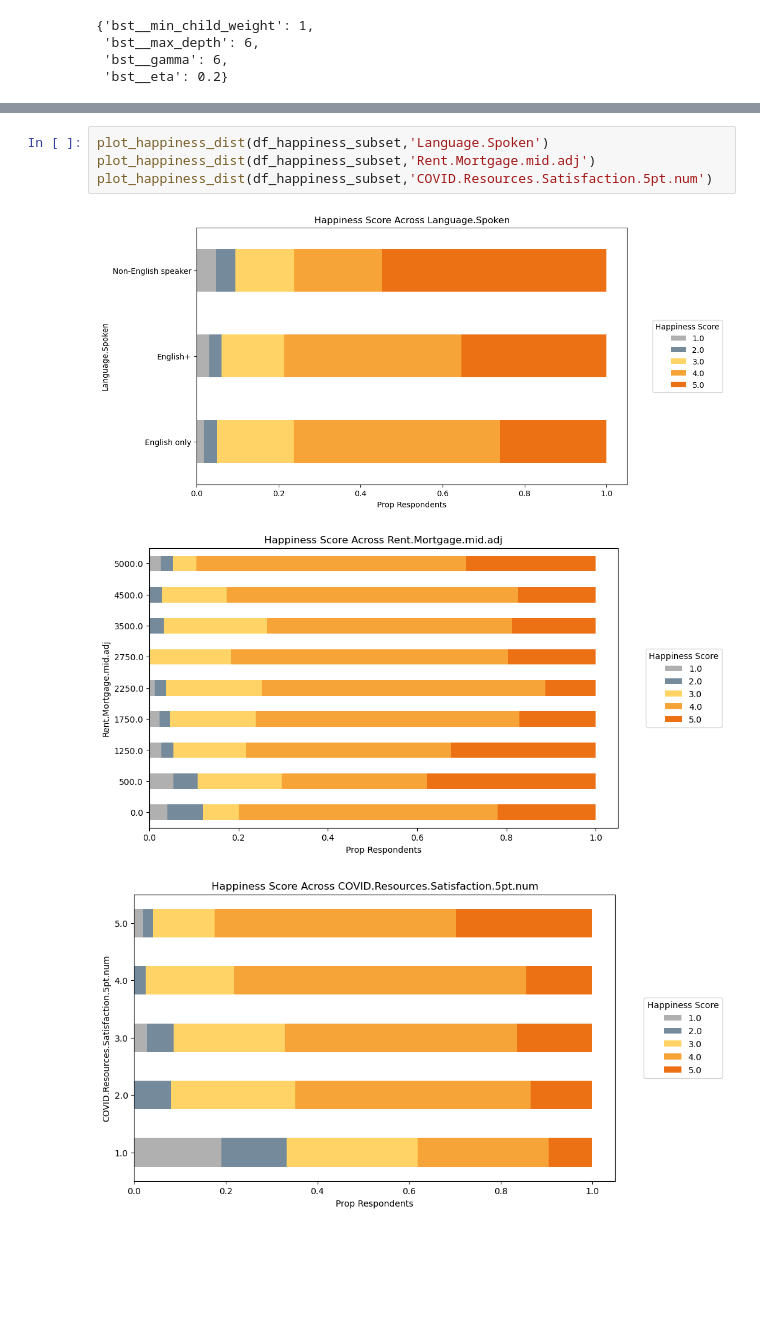
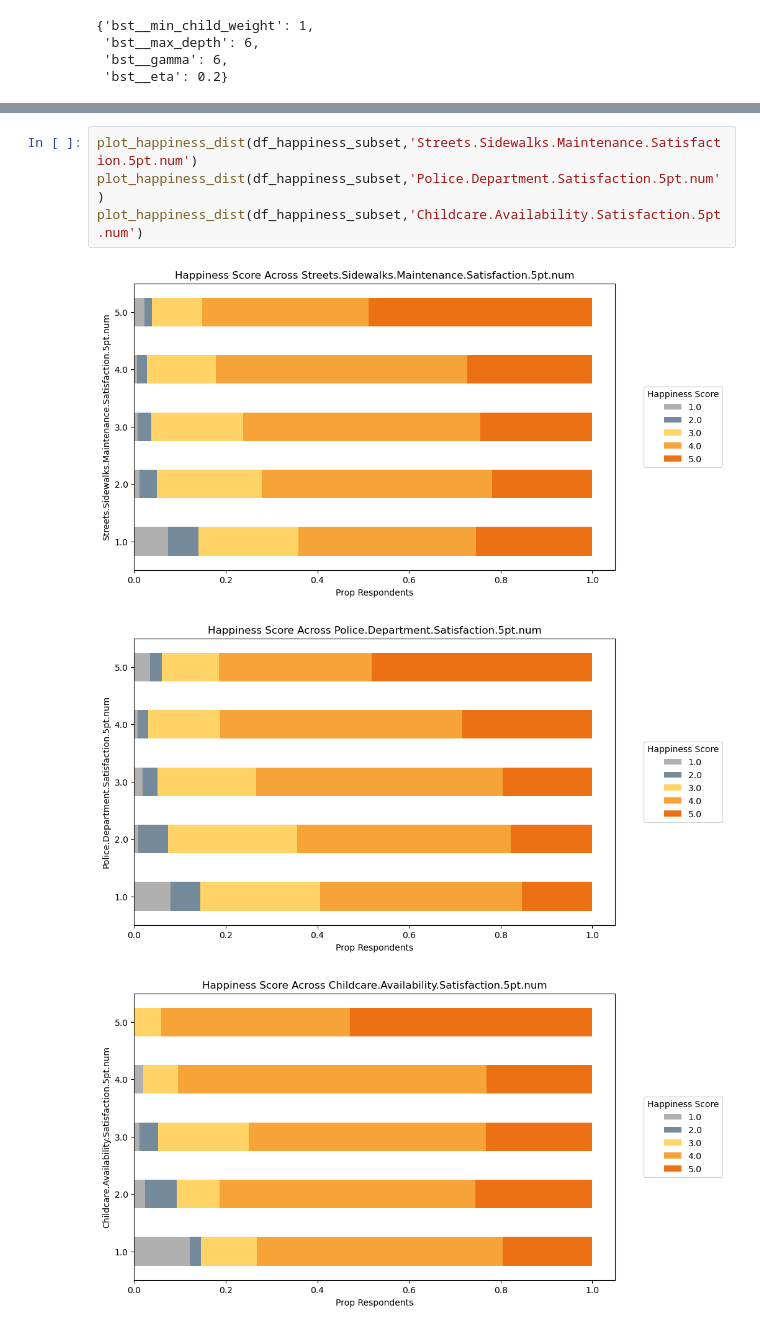
Before and after one commit to monk-kevin/SomervilleOpenDataExploration, a Jupyter notebook: JupyterNotebooks/SomervilleDataExploration.ipynb, the cells around one changed output, grey strips where cells are left out. Saved outputs shown, nothing was run; the diff lists cells and outputs as text; blank space fills up the shorter version.

```diff
--- a/JupyterNotebooks/SomervilleDataExploration.ipynb
+++ b/JupyterNotebooks/SomervilleDataExploration.ipynb
@@ -1233,9 +1259,9 @@ We can then look at how each of these important features influences happiness sc
 # %%
-plot_happiness_dist(df_happiness_subset,'Language.Spoken')
-plot_happiness_dist(df_happiness_subset,'Rent.Mortgage.mid.adj')
-plot_happiness_dist(df_happiness_subset,'COVID.Resources.Satisfaction.5pt.num')
+plot_happiness_dist(df_happiness_subset,'Streets.Sidewalks.Maintenance.Satisfaction.5pt.num')
+plot_happiness_dist(df_happiness_subset,'Police.Department.Satisfaction.5pt.num')
+plot_happiness_dist(df_happiness_subset,'Childcare.Availability.Satisfaction.5pt.num')
 # %% [output]
-[figure, old version]
+[figure, new version]
-[figure, old version]
+[figure, new version]
-[figure, old version]
+[figure, new version]
 # %% [markdown]
```
Also changed, not shown: parts of 19 cells of this notebook.
